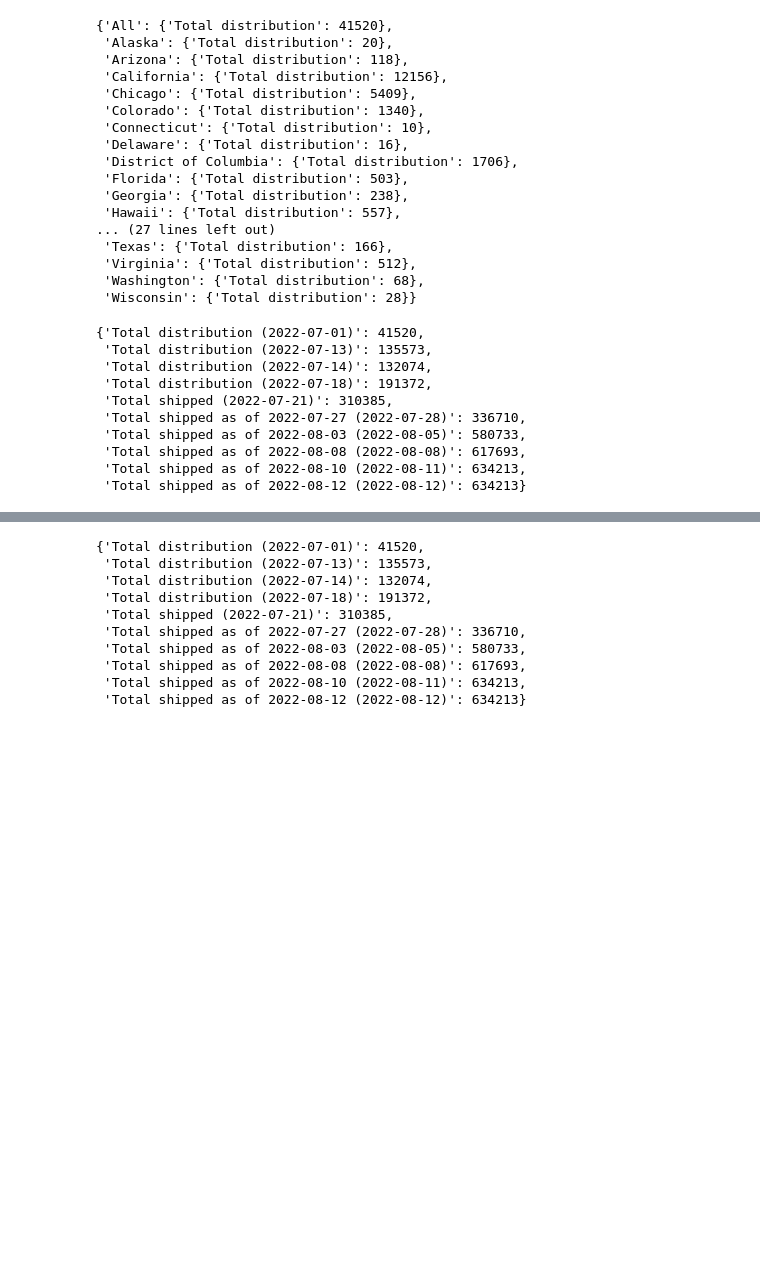
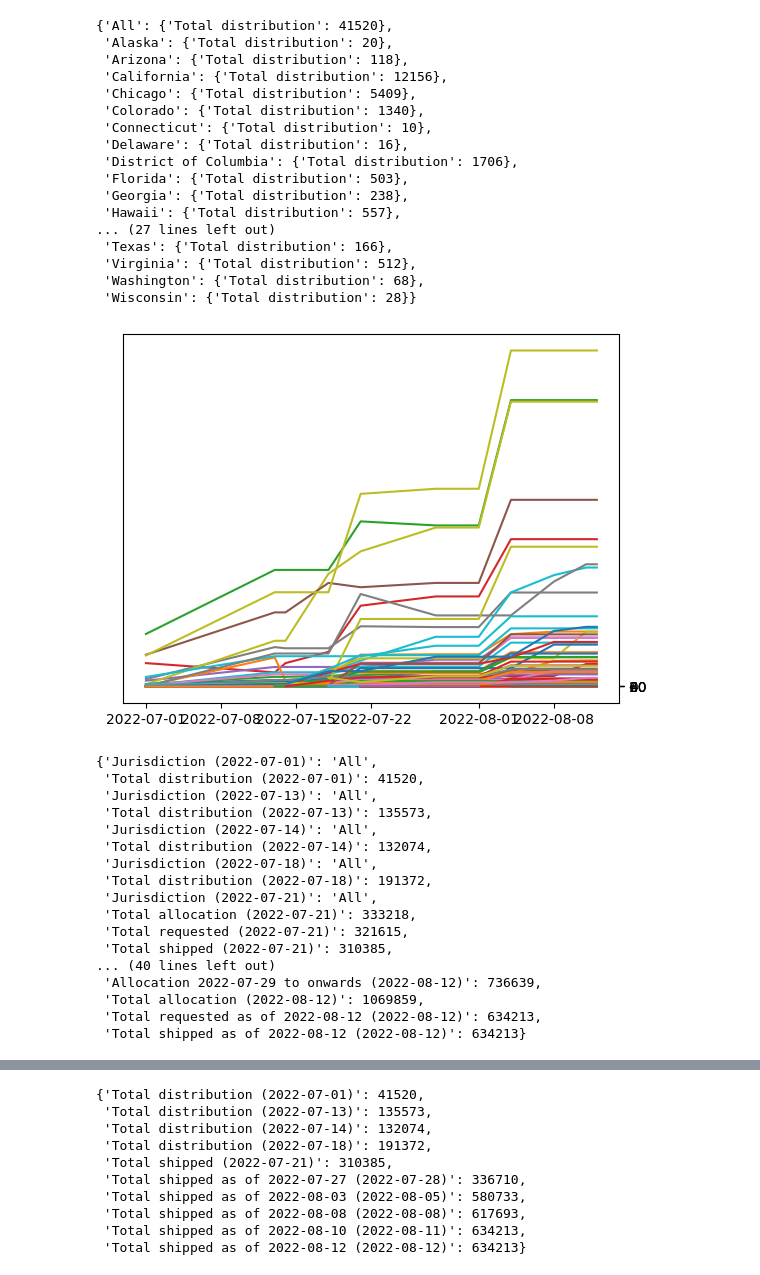
Before and after one commit to jlumbroso/us-2022-jynneos-distribution-by-day, a Jupyter notebook: sandbox copy.ipynb, the cells around one changed output, grey strips where cells are left out. Cells and saved outputs as stored; diff of their text form; code cells hidden in the pictures; blank space fills up the shorter version.

```diff
--- a/sandbox copy.ipynb
+++ b/sandbox copy.ipynb
@@ -30,3 +35,18 @@ jynneos.fetch_jynneos_table_near(2022, 7, 1)
+# %%
+def convert_dict(d):
+    return {
+        datetime.datetime.strptime(k, "%Y-%m-%d"): v
+        for k, v in d.items()
+    }
+# %%
+f = plt.figure()
+ax = f.add_subplot(111)
+ax.yaxis.tick_right()
+for key in data.keys():
+    if key != "All":
+        plt.plot(convert_dict(data[key]).keys(), convert_dict(data[key]).values(), label=key)
+# %% [output]
+[figure, added]
 # %%
 import helpers
 import jynneos
@@ -78,13 +98,20 @@ while not helpers.in_future(year, month, day):
 # %%
 data["All"]
 # %% [output]
-{'Total distribution (2022-07-01)': 41520,
+{'Jurisdiction (2022-07-01)': 'All',
+ 'Total distribution (2022-07-01)': 41520,
+ 'Jurisdiction (2022-07-13)': 'All',
  'Total distribution (2022-07-13)': 135573,
+ 'Jurisdiction (2022-07-14)': 'All',
  'Total distribution (2022-07-14)': 132074,
+ 'Jurisdiction (2022-07-18)': 'All',
  'Total distribution (2022-07-18)': 191372,
+ 'Jurisdiction (2022-07-21)': 'All',
+ 'Total allocation (2022-07-21)': 333218,
+ 'Total requested (2022-07-21)': 321615,
  'Total shipped (2022-07-21)': 310385,
- 'Total shipped as of 2022-07-27 (2022-07-28)': 336710,
- 'Total shipped as of 2022-08-03 (2022-08-05)': 580733,
- 'Total shipped as of 2022-08-08 (2022-08-08)': 617693,
- 'Total shipped as of 2022-08-10 (2022-08-11)': 634213,
+... (40 lines left out)
+ 'Allocation 2022-07-29 to onwards (2022-08-12)': 736639,
+ 'Total allocation (2022-08-12)': 1069859,
+ 'Total requested as of 2022-08-12 (2022-08-12)': 634213,
  'Total shipped as of 2022-08-12 (2022-08-12)': 634213}
```
Also changed, not shown: parts of 5 cells of this notebook, 1 other file.
